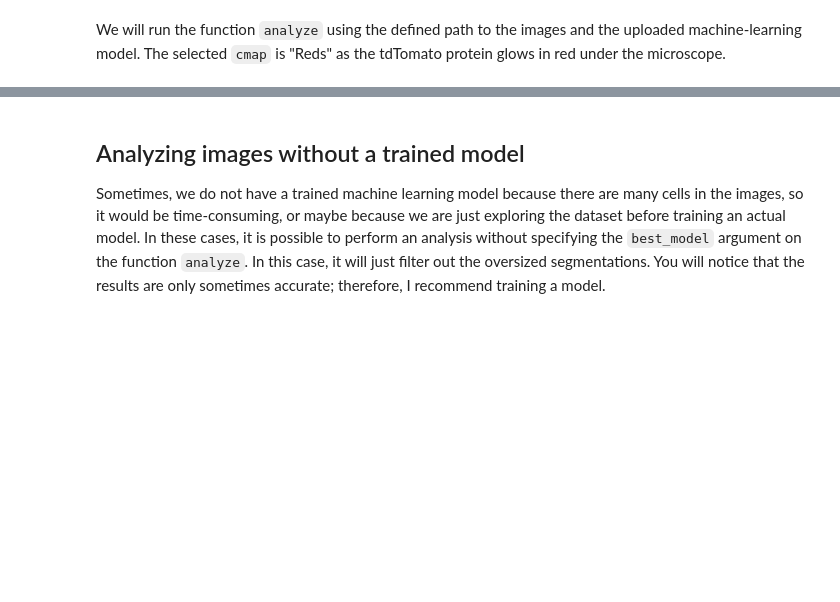
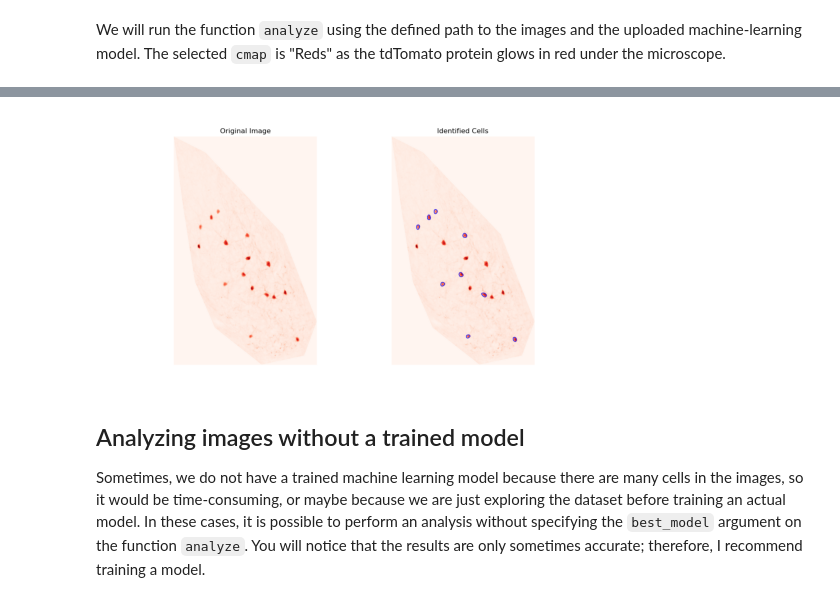
Before and after one commit to marccanela/cellrake, a Jupyter notebook: examples/2. analyzing_images.ipynb, the cells around one changed output, grey strips where cells are left out. Cells and saved outputs as stored; diff of their text form; code cells hidden in the pictures; blank space fills up the shorter version.

```diff
--- a/examples/2. analyzing_images.ipynb
+++ b/examples/2. analyzing_images.ipynb
@@ -67,11 +68,13 @@ pd.read_csv("./sample_data/tdt_analysis/counts.csv")
 # %%
-image = mpimg.imread("./sample_data/tdt_analysis/labelled_images/C2-34453_B1_10X_BLA_001.png")
-plt.imshow(image)
+pil_image = Image.open("./sample_data/tdt_analysis/labelled_images/C2-34453_B1_10X_BLA_001.png")
+plt.imshow(pil_image)
 plt.axis('off')
 plt.show()
+# %% [output]
+[figure, added]
 # %% [markdown]
 ## Analyzing images without a trained model
-Sometimes, we do not have a trained machine learning model because there are many cells in the images, so it would be time-consuming, or maybe because we are just exploring the dataset before training an actual model. In these cases, it is possible to perform an analysis without specifying the `best_model` argument on the function `analyze`. In this case, it will just filter out the oversized segmentations. You will notice that the results are only sometimes accurate; therefore, I recommend training a model.
+Sometimes, we do not have a trained machine learning model because there are many cells in the images, so it would be time-consuming, or maybe because we are just exploring the dataset before training an actual model. In these cases, it is possible to perform an analysis without specifying the `best_model` argument on the function `analyze`. You will notice that the results are only sometimes accurate; therefore, I recommend training a model.
 # %%
 cfos_folder = Path("./sample_data/cfos")
 # %%
```
Also changed, not shown: parts of 15 cells of this notebook, 30 other files.
